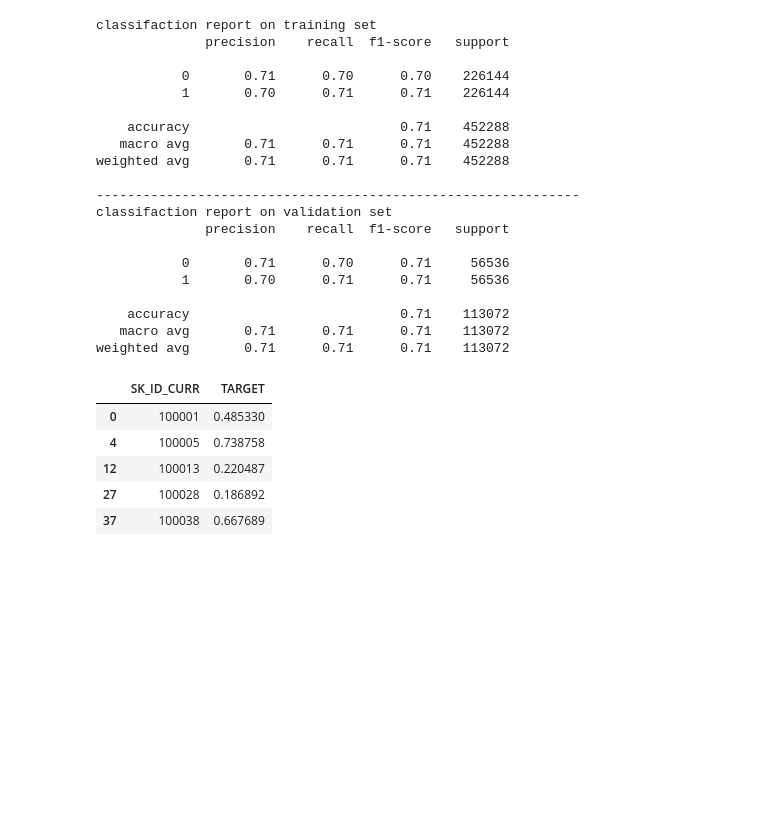
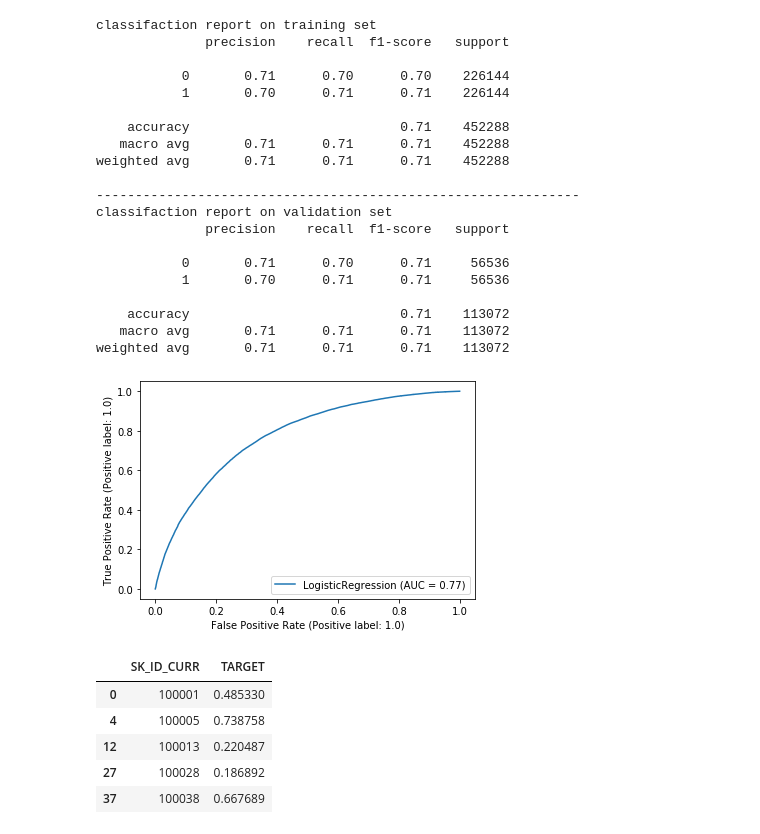
Before and after one commit to DSEI21000-S21/project-home-credit, a Jupyter notebook: experiments/eyob/model_2.ipynb, the cells around one changed output. Cells and saved outputs as stored; diff of their text form; code cells hidden in the pictures; blank space fills up the shorter version.

```diff
--- a/experiments/eyob/model_2.ipynb
+++ b/experiments/eyob/model_2.ipynb
@@ -352,3 +354,8 @@ weighted avg       0.71      0.71      0.71    113072
+# %%
+plot_roc_curve(logreg, X_val, y_val,)
+plt.show()
+# %% [output]
+[figure, added]
 # %%
 X_test_trans = column_transformer.transform(X_test)
 logreg_test_pred = logreg.predict_proba(X_test_trans )[:,1]
```
Also changed, not shown: parts of 52 cells of this notebook.
